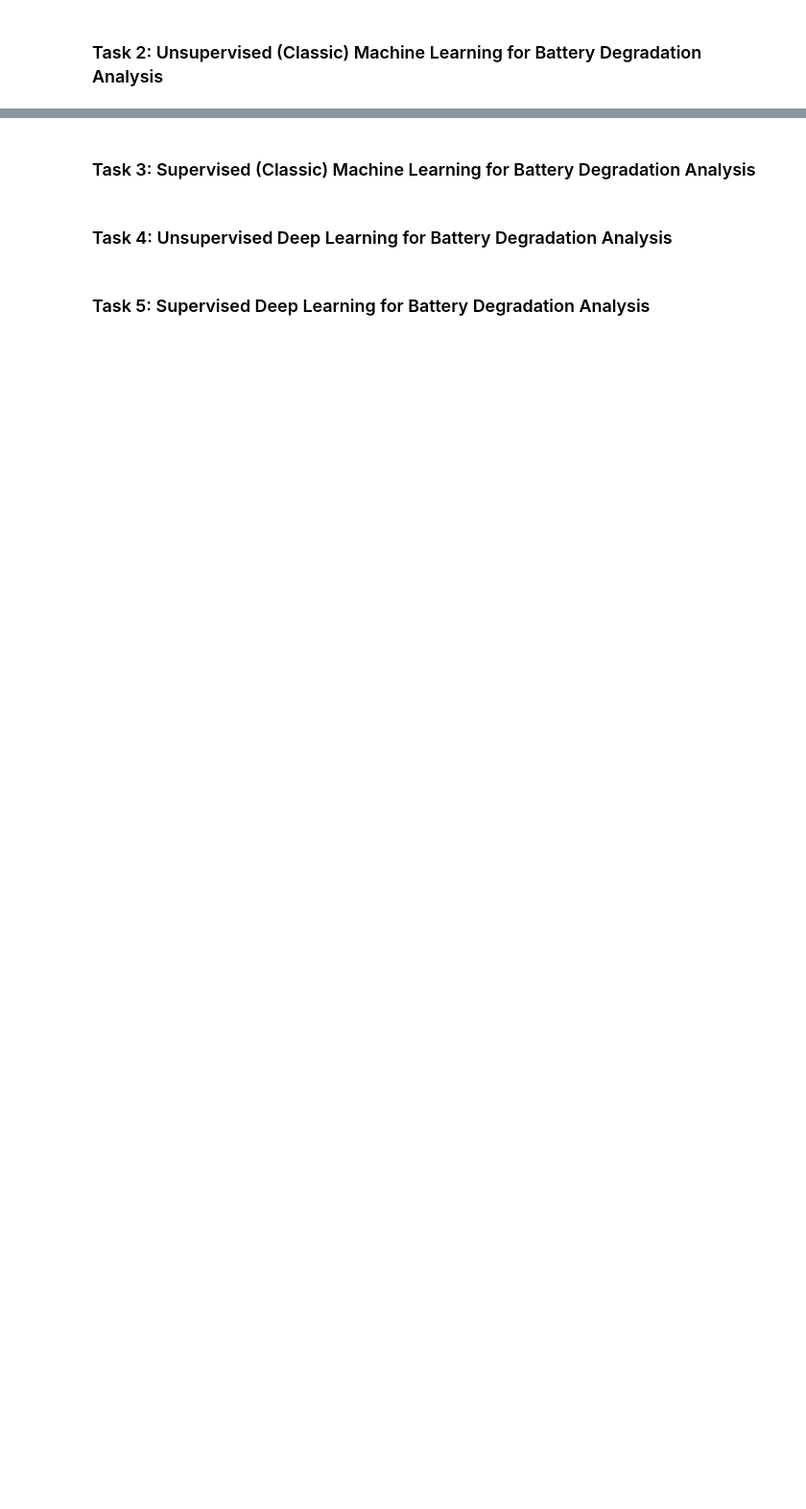
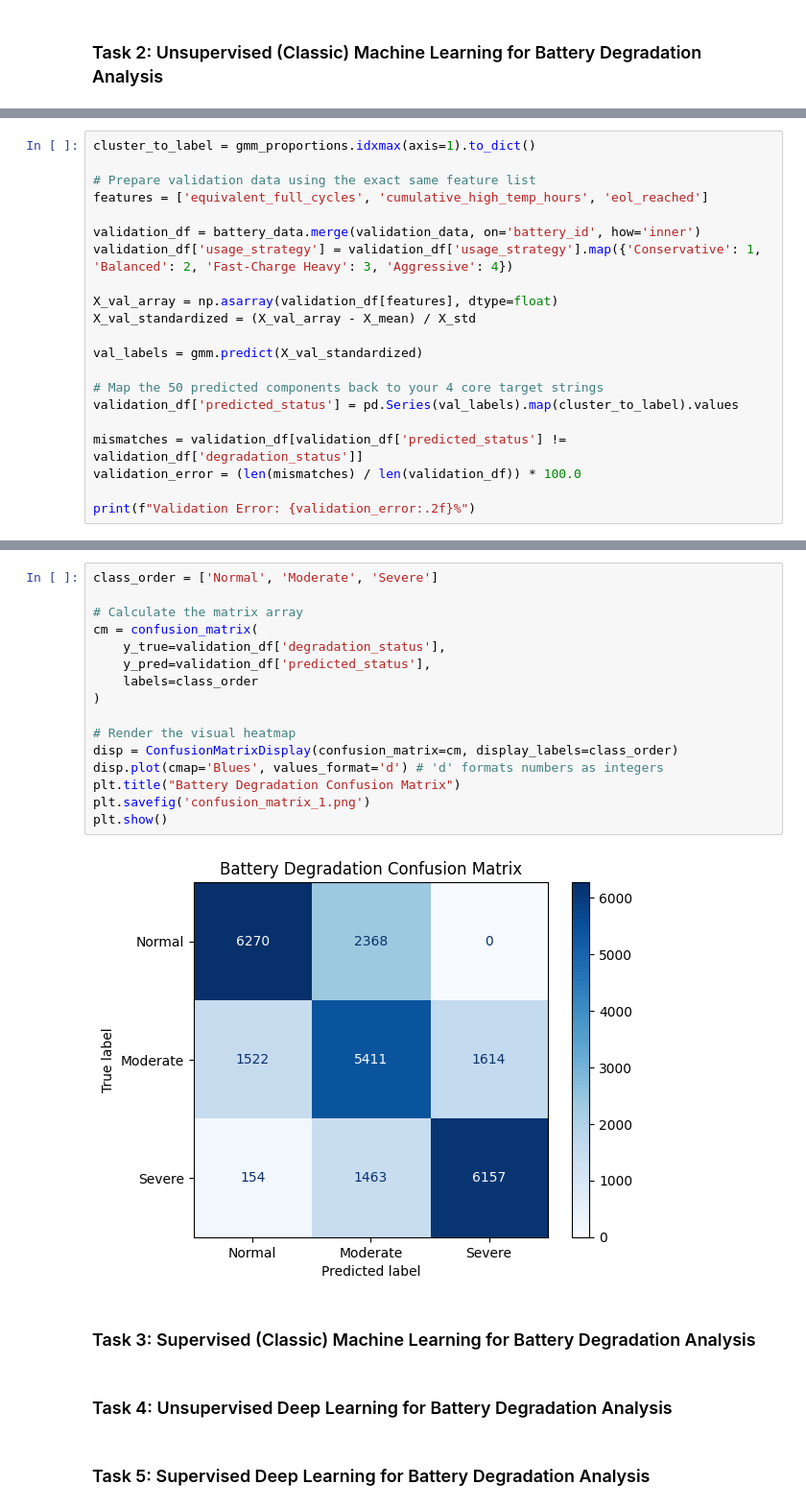
Before and after one commit to leolin25/predicting_battery_useful_life, a Jupyter notebook: cs342-coursework.ipynb, the cells around one changed output, grey strips where cells are left out. Shown at 96% size. Cells and saved outputs as stored; diff of their text form; blank space fills up the shorter version.

```diff
--- a/cs342-coursework.ipynb
+++ b/cs342-coursework.ipynb
@@ -248,0 +230,21 @@ These are not good results so use a different unsupervised learning algorithm
+# %%
+cluster_to_label = gmm_proportions.idxmax(axis=1).to_dict()
+
+# Prepare validation data using the exact same feature list
+features = ['equivalent_full_cycles', 'cumulative_high_temp_hours', 'eol_reached']
+
+validation_df = battery_data.merge(validation_data, on='battery_id', how='inner')
+validation_df['usage_strategy'] = validation_df['usage_strategy'].map({'Conservative': 1, 'Balanced': 2, 'Fast-Charge Heavy': 3, 'Aggressive': 4})
+
+X_val_array = np.asarray(validation_df[features], dtype=float)
+X_val_standardized = (X_val_array - X_mean) / X_std
+
+val_labels = gmm.predict(X_val_standardized)
+
+# Map the 50 predicted components back to your 4 core target strings
+validation_df['predicted_status'] = pd.Series(val_labels).map(cluster_to_label).values
+
+mismatches = validation_df[validation_df['predicted_status'] != validation_df['degradation_status']]
+validation_error = (len(mismatches) / len(validation_df)) * 100.0
+
+print(f"Validation Error: {validation_error:.2f}%")
@@ -249,3 +255,21 @@ These are not good results so use a different unsupervised learning algorithm
+# %%
+class_order = ['Normal', 'Moderate', 'Severe']
+
+# Calculate the matrix array
+cm = confusion_matrix(
+    y_true=validation_df['degradation_status'],
+    y_pred=validation_df['predicted_status'],
+    labels=class_order
+)
+
+# Render the visual heatmap
+disp = ConfusionMatrixDisplay(confusion_matrix=cm, display_labels=class_order)
+disp.plot(cmap='Blues', values_format='d') # 'd' formats numbers as integers
+plt.title("Battery Degradation Confusion Matrix")
+plt.savefig('confusion_matrix_1.png')
+plt.show()
+# %% [output]
+[figure, added]
 # %% [markdown]
 ### Task 3: Supervised (Classic) Machine Learning for Battery Degradation Analysis
 # %% [markdown]
```
Also changed, not shown: parts of 12 cells of this notebook, 2 other files.
